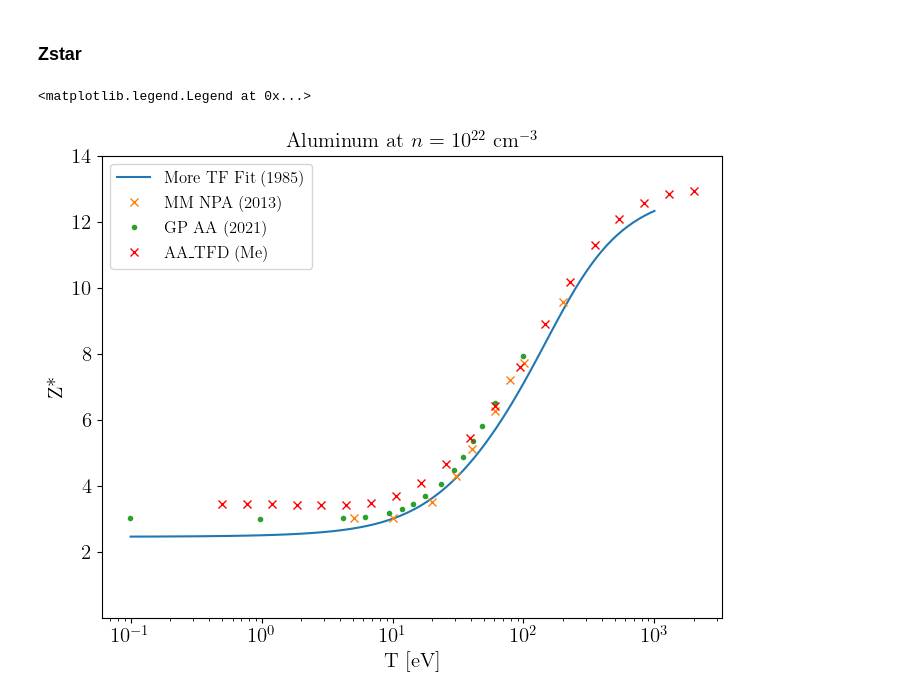
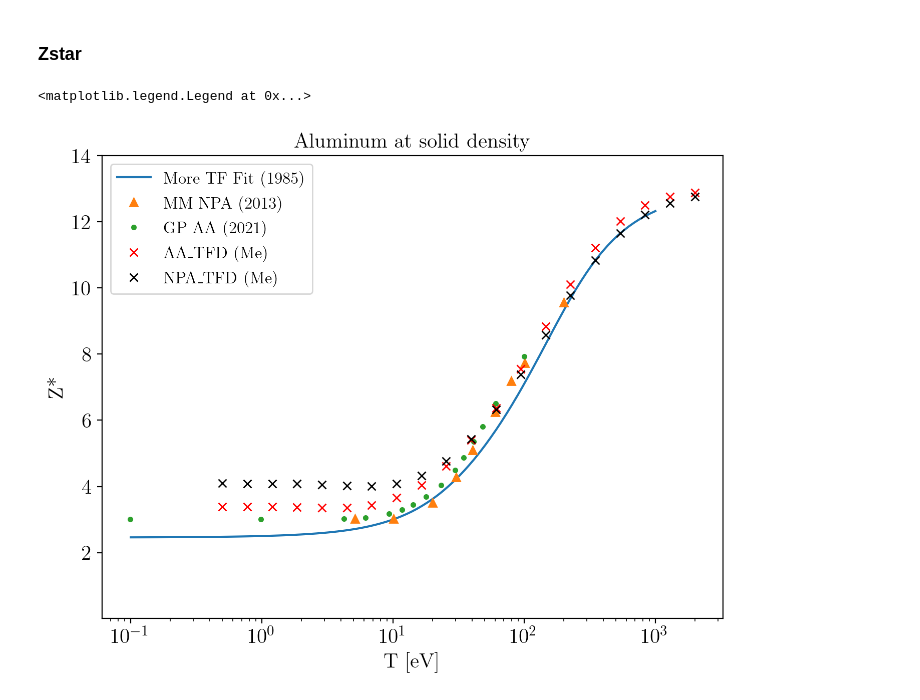
Before and after one commit to ZachAJohnson/OFAA, a Jupyter notebook: jupyter/TF_NPA-2T_vary_Te.ipynb, the cells around one changed output. Cells and saved outputs as stored; diff of their text form; code cells hidden in the pictures.

```diff
--- a/jupyter/TF_NPA-2T_vary_Te.ipynb
+++ b/jupyter/TF_NPA-2T_vary_Te.ipynb
@@ -192,7 +206,7 @@ fig, ax = plt.subplots()
 color_cycle = plt.rcParams['axes.prop_cycle'].by_key()['color']
 
 # for i, (aa, npa) in enumerate(zip(aa_list[:], npa_list[:])):
-for i, aa in enumerate(aa_list[:17]):
+for i, aa in enumerate(aa_list[:16]):
     if i==0 or i==16:
         label=r"AA $T_e$ = {0:0.3f}".format(aa.Te*AU_to_eV)
     else:
@@ -219,0 +234,24 @@ ax.legend(fontsize=12, loc='lower right')
+# %%
+fig, ax = plt.subplots()
+
+color_cycle = plt.rcParams['axes.prop_cycle'].by_key()['color']
+
+for i, (aa, npa) in enumerate(zip(aa_list[:last_index], npa_list[:last_index])):
+# for i, aa in enumerate(aa_list[:last_index]):
+    if i==0 or i==last_index-1:
+        label_aa=r"AA $T_e$ = {0:0.3f} eV".format(aa.Te*AU_to_eV)
+        label_npa=r"NPA $T_e$ = {0:0.3f} eV".format(npa.Te*AU_to_eV)
+    else:
+        label_aa=''
+        label_npa=''
+    ax.plot(aa.grid.xs, 4*π*aa.grid.xs**2*aa.ne, '--', color=color_smooth(last_index)[i], label=label_aa)
+    ax.plot(npa.grid.xs, 4*π*npa.grid.xs**2*npa.ne, '-', color=color_smooth(last_index)[i], label=label_npa)
+    # ax.plot(npa.iet.k_array, npa.iet.S_k_matrix[0,0],'-', color=color_cycle[i], label=r"NPA $T_e$ = {0:0.3f}".format(npa.Te*AU_to_eV) )
+
+ax.set_xlim(np.min(aa.grid.xs),rs)
+ax.set_ylim(1, 1.5*np.max(4*π*aa.grid.xs**2*aa.ne))
+ax.set_xscale('log')
+ax.set_yscale('log')
+ax.set_xlabel(r"$k r_i$")
+ax.set_ylabel(r"$4 \pi r^2 n_e$")
+ax.legend(fontsize=12, loc='upper left')
@@ -220,6 +261,8 @@ ax.legend(fontsize=12, loc='lower right')
 # %% [markdown]
 ### Zstar
 # %%
+from average_atom.core.physics import More_TF_Zbar
+
 MM_NPA_Ts, MM_NPA_Zstars = np.array([[5.11450504972058,   3.0163934426229506],
 [10.104496381022852,  3.027322404371585],
 [20.067028615617833, 3.5081967213114753],
@@ -241,33 +284,34 @@ GP_AA_Ts, GP_AA_Zstars = np.array([[0.0992662705695525,  3.014888337468983],
 [23.26685803023974,  4.0446650124069485],
 [29.66753407786115,   4.491315136476427],
 [34.62945279460377,   4.863523573200993],
 [41.02101447998807,   5.359801488833747],
 [48.23573160038079,   5.806451612903226],
 [60.606051630880664,  6.501240694789082],
 [100., 7.928039702233251]]).T
 
 dense_T_eV = np.geomspace(0.1, 1000,num=100)
 More_Ts, More_Zstars = dense_T_eV, More_TF_Zbar(Z, aa.ni_bar, dense_T_eV*eV_to_AU)
 
 fig, ax = plt.subplots(figsize=(8,6))
 
 ax.plot(More_Ts, More_Zstars, '-',label='More TF Fit (1985)')
-ax.plot(MM_NPA_Ts, MM_NPA_Zstars, 'x',label='MM NPA (2013)')
+ax.plot(MM_NPA_Ts, MM_NPA_Zstars, '^',label='MM NPA (2013)')
 ax.plot(GP_AA_Ts, GP_AA_Zstars, '.',label='GP AA (2021)')
 
 # ax.plot(amdis_Ts, amdis_Zstars,'-', label= 'AMDIS data')
 # ax.plot(Te_eV_array, [npa.Zstar for npa in npa_list],'xk', label='{} (Me)'.format(npa.aa_type))
 ax.plot(Te_eV_array, [aa.Zstar for aa in aa_list],'xr', label='{} (Me)'.format(aa.aa_type))
+ax.plot(Te_eV_array, [npa.Zstar for npa in npa_list],'xk', label='{} (Me)'.format(npa.aa_type))
 
 ax.set_ylim(1e-2,14)
 
 # ax.set_yscale('log')
 ax.set_xscale('log')
-ax.set_title(r'Aluminum at $n=10^{22}$ cm$^{-3}$',fontsize=15)
+ax.set_title(r'Aluminum at solid density',fontsize=15)
 ax.set_ylabel('Z*',fontsize=15)
 ax.set_xlabel("T [eV]",fontsize=15)
 ax.tick_params(labelsize=15)
 ax.legend(fontsize=12)
 # %% [output]
 <matplotlib.legend.Legend at 0x...>
-[figure, old version]
+[figure, new version]
```
Also changed, not shown: parts of 10 cells of this notebook, 2 other files.
